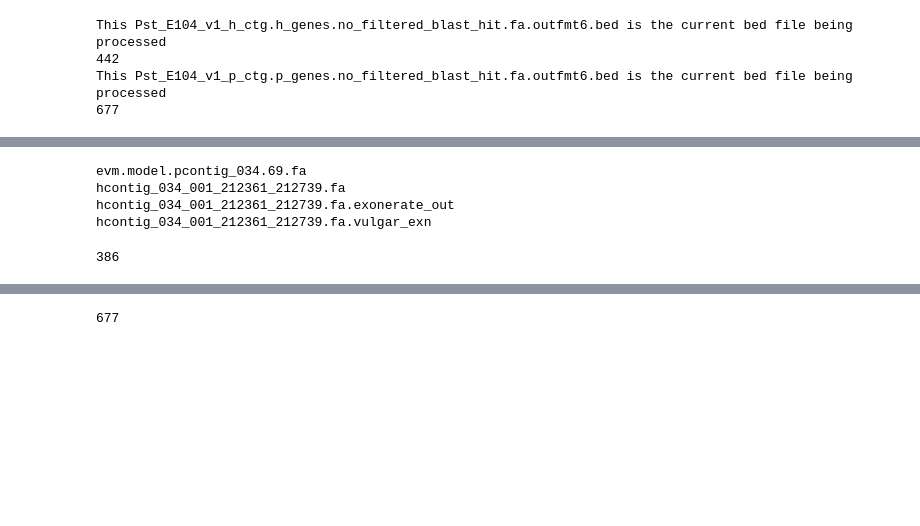
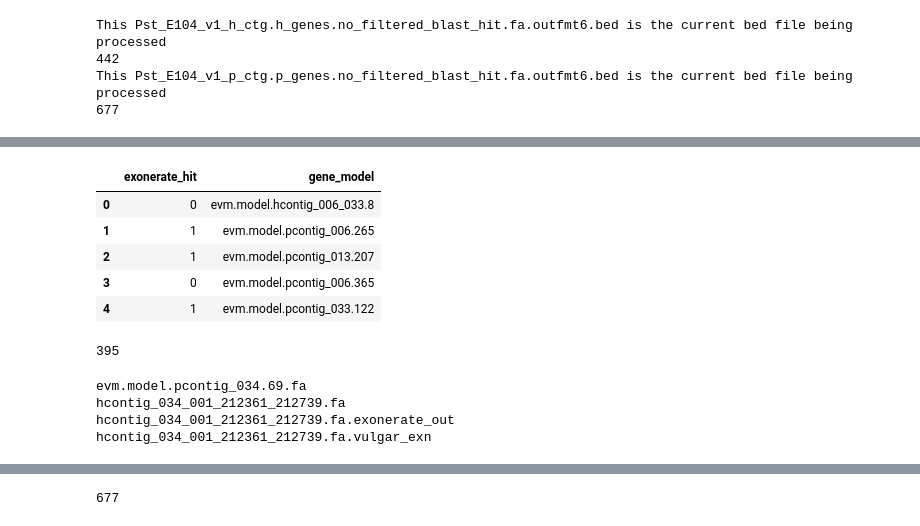
Before and after one commit to BenjaminSchwessinger/Pst_104E_analysis, a Jupyter notebook: 030202017_blastp_on_blast_p.ipynb, the cells around one changed output, grey strips where cells are left out. Cells and saved outputs as stored; diff of their text form; code cells hidden in the pictures; blank space fills up the shorter version.

```diff
--- a/030202017_blastp_on_blast_p.ipynb
+++ b/030202017_blastp_on_blast_p.ipynb
@@ -579,3 +752,16 @@ out_exonerate.close()
+# %%
+pd.merge(tmp_exonerate_dict_df, )
+# %% [output]
+|  | exonerate_hit | gene_model |
+| 0 | 0 | evm.model.hcontig_006_033.8 |
+| 1 | 1 | evm.model.pcontig_006.265 |
+| 2 | 1 | evm.model.pcontig_013.207 |
+| 3 | 0 | evm.model.pcontig_006.365 |
+| 4 | 1 | evm.model.pcontig_033.122 |
+# %%
+len(exonerate_best_hit_dict)
+# %% [output]
+395
 # %%
 os.chdir('/home/benjamin/genome_assembly/PST79/FALCON/p_assemblies/v9_1/Pst_E104_v1/blastp_on_p/exonerate/evm.model.pcontig_034.69')
 # %%
@@ -587,7 +773,3 @@ evm.model.pcontig_034.69.fa
 hcontig_034_001_212361_212739.fa
 hcontig_034_001_212361_212739.fa.exonerate_out
 hcontig_034_001_212361_212739.fa.vulgar_exn
-# %%
-len(tmp_same_contig_df[3].unique())a
-# %% [output]
-386
```
Also changed, not shown: parts of 21 cells of this notebook.
